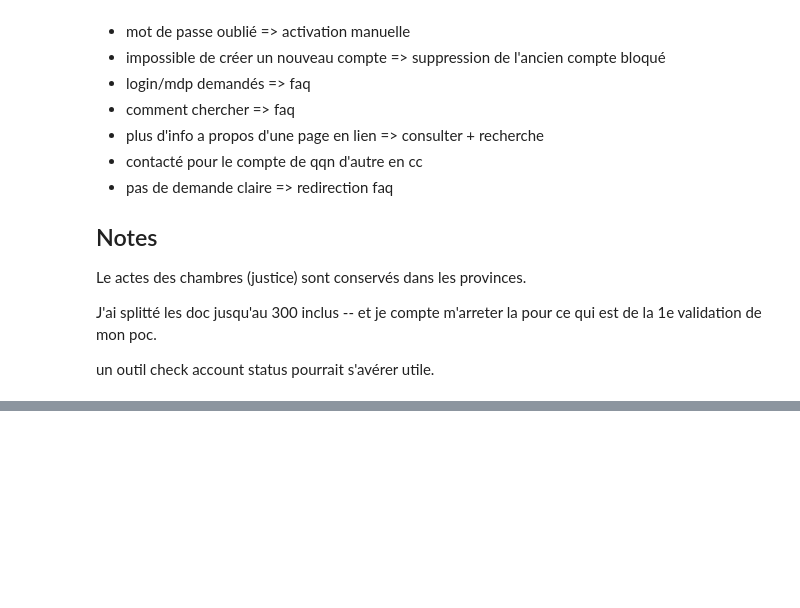
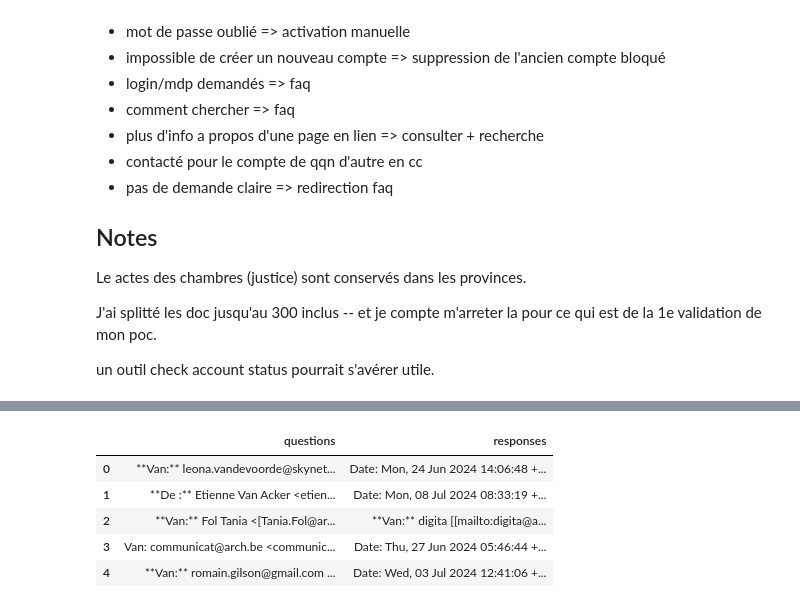
Before and after one commit to xgillard/agr_agent, a Jupyter notebook: notebooks/creation_corpus.ipynb, the cells around one changed output, grey strips where cells are left out. Saved outputs shown, nothing was run; the diff lists cells and outputs as text; code cells hidden in the pictures; blank space fills up the shorter version.

```diff
--- a/notebooks/creation_corpus.ipynb
+++ b/notebooks/creation_corpus.ipynb
@@ -41,0 +46,32 @@ un outil check account status pourrait s'avérer utile.
+# %%
+from pathlib import Path
+import pandas as pd
+
+MARKER = "__XGI_SPLIT_MAIL__"
+FOLDER = Path("../corpus/digita_sent/2024/")
+
+questions = []
+responses = []
+
+for file in filter(lambda x: int(x.name[:-4]) <= 300, FOLDER.glob("*.txt")):
+    f = file.read_text(encoding="utf8")
+    mails = f.split(MARKER)
+
+    for i in range(0, len(mails)-1, 2):
+        r = mails[i]
+        q = mails[i+1]
+        #print(q)
+        #print("#"*100)
+        #print(r)
+        questions.append(q.strip())
+        responses.append(r.strip())
+
+df = pd.DataFrame.from_dict({"questions": questions, "responses": responses})
+df.head()
+# %% [output]
+|  | questions | responses |
+| 0 | **Van:** leona.vandevoorde@skynet... | Date: Mon, 24 Jun 2024 14:06:48 +... |
+| 1 | **De :** Etienne Van Acker <etien... | Date: Mon, 08 Jul 2024 08:33:19 +... |
+| 2 | **Van:** Fol Tania <[Tania.Fol@ar... | **Van:** digita [[mailto:digita@a... |
+| 3 | Van: communicat@arch.be <communic... | Date: Thu, 27 Jun 2024 05:46:44 +... |
+| 4 | **Van:** romain.gilson@gmail.com ... | Date: Wed, 03 Jul 2024 12:41:06 +... |
```
Also changed, not shown: parts of 9 cells of this notebook, 2 other files.
